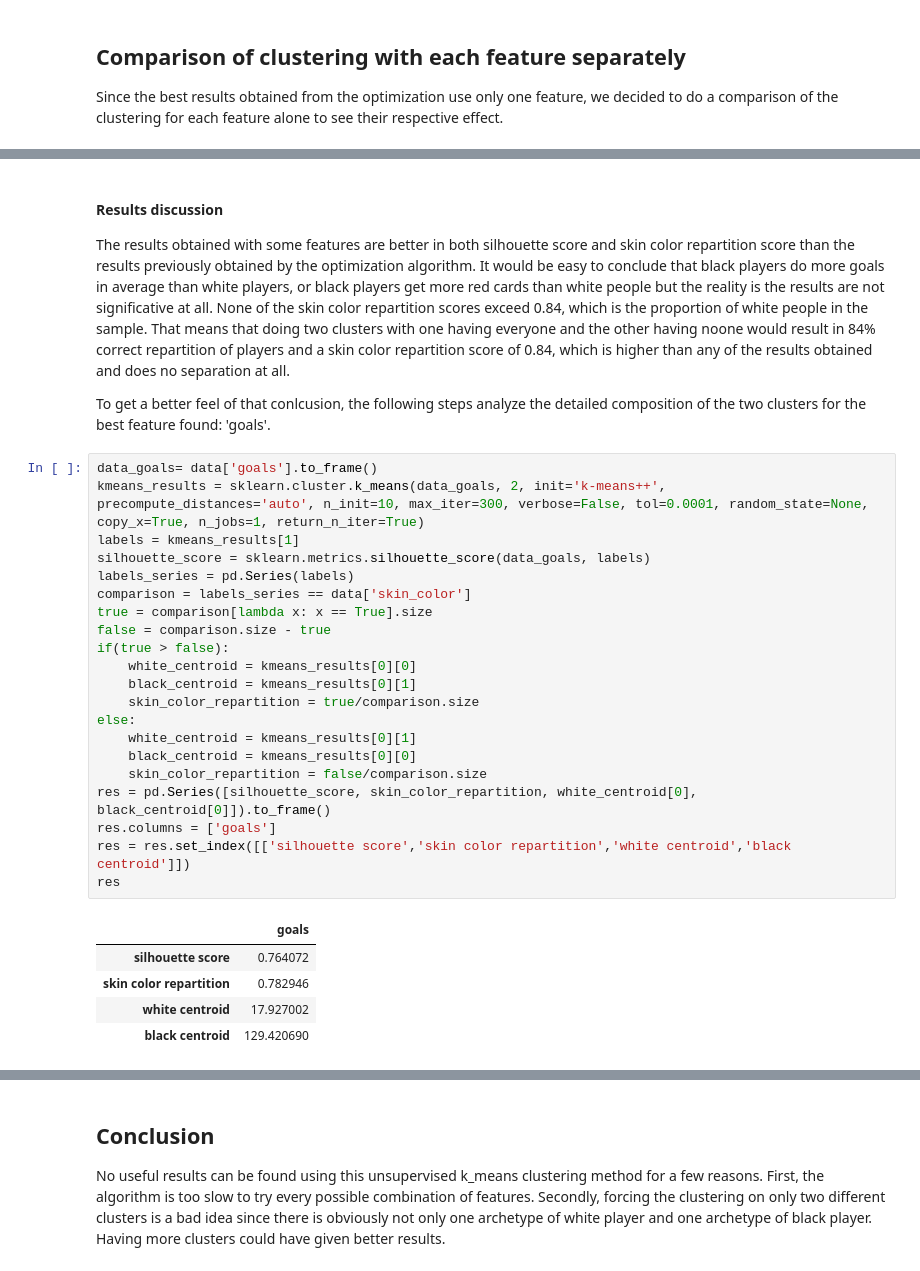
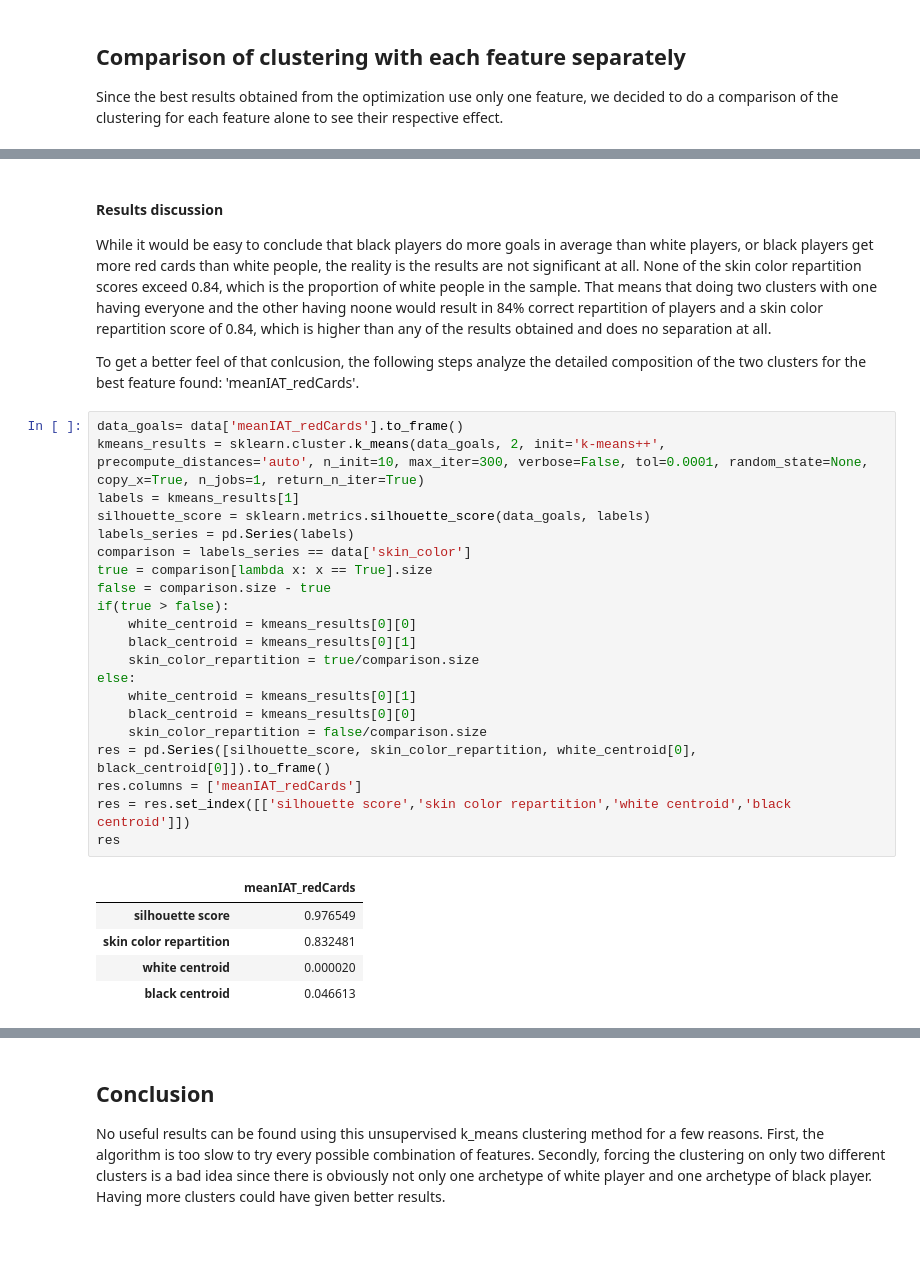
Before and after one commit to nathanquinteiro/ADA-Homework, a Jupyter notebook: 04 - Applied ML/Exercise 2.ipynb, the cells around one changed output, grey strips where cells are left out. Cells and saved outputs as stored; diff of their text form; blank space fills up the shorter version.

```diff
--- a/04 - Applied ML/Exercise 2.ipynb
+++ b/04 - Applied ML/Exercise 2.ipynb
@@ -224,35 +229,35 @@ plt.show()
 # %% [markdown]
 #### Results discussion
-The results obtained with some features are better in both silhouette score and skin color repartition score than the results previously obtained by the optimization algorithm. It would be easy to conclude that black players do more goals in average than white players, or black players get more red cards than white people but the reality is the results are not significative at all. None of the skin color repartition scores exceed 0.84, which is the proportion of white people in the sample. That means that doing two clusters with one having everyone and the other having noone would result in 84% correct repartition of players and a skin color repartition score of 0.84, which is higher than any of the results obtained and does no separation at all.
+While it would be easy to conclude that black players do more goals in average than white players, or black players get more red cards than white people, the reality is the results are not significant at all. None of the skin color repartition scores exceed 0.84, which is the proportion of white people in the sample. That means that doing two clusters with one having everyone and the other having noone would result in 84% correct repartition of players and a skin color repartition score of 0.84, which is higher than any of the results obtained and does no separation at all.
 
-To get a better feel of that conlcusion, the following steps analyze the detailed composition of the two clusters for the best feature found: 'goals'.
+To get a better feel of that conlcusion, the following steps analyze the detailed composition of the two clusters for the best feature found: 'meanIAT_redCards'.
 # %%
-data_goals= data['goals'].to_frame()
+data_goals= data['meanIAT_redCards'].to_frame()
 kmeans_results = sklearn.cluster.k_means(data_goals, 2, init='k-means++', precompute_distances='auto', n_init=10, max_iter=300, verbose=False, tol=0.0001, random_state=None, copy_x=True, n_jobs=1, return_n_iter=True)
 labels = kmeans_results[1]
 silhouette_score = sklearn.metrics.silhouette_score(data_goals, labels)
 labels_series = pd.Series(labels)
 comparison = labels_series == data['skin_color']
 true = comparison[lambda x: x == True].size
 false = comparison.size - true
 if(true > false):
     white_centroid = kmeans_results[0][0]
     black_centroid = kmeans_results[0][1]
     skin_color_repartition = true/comparison.size
 else:
     white_centroid = kmeans_results[0][1]
     black_centroid = kmeans_results[0][0]
     skin_color_repartition = false/comparison.size
 res = pd.Series([silhouette_score, skin_color_repartition, white_centroid[0], black_centroid[0]]).to_frame()
-res.columns = ['goals']
+res.columns = ['meanIAT_redCards']
 res = res.set_index([['silhouette score','skin color repartition','white centroid','black centroid']])
 res
 # %% [output]
-|  | goals |
-| silhouette score | 0.764072 |
-| skin color repartition | 0.782946 |
-| white centroid | 17.927002 |
-| black centroid | 129.420690 |
+|  | meanIAT_redCards |
+| silhouette score | 0.976549 |
+| skin color repartition | 0.832481 |
+| white centroid | 0.000020 |
+| black centroid | 0.046613 |
 # %%
 skcol = data['skin_color'].reset_index()
 skin_color_repartition_detailed = (skcol['skin_color'].map(str) + labels_series.map(str))
```
Also changed, not shown: parts of 12 cells of this notebook.
